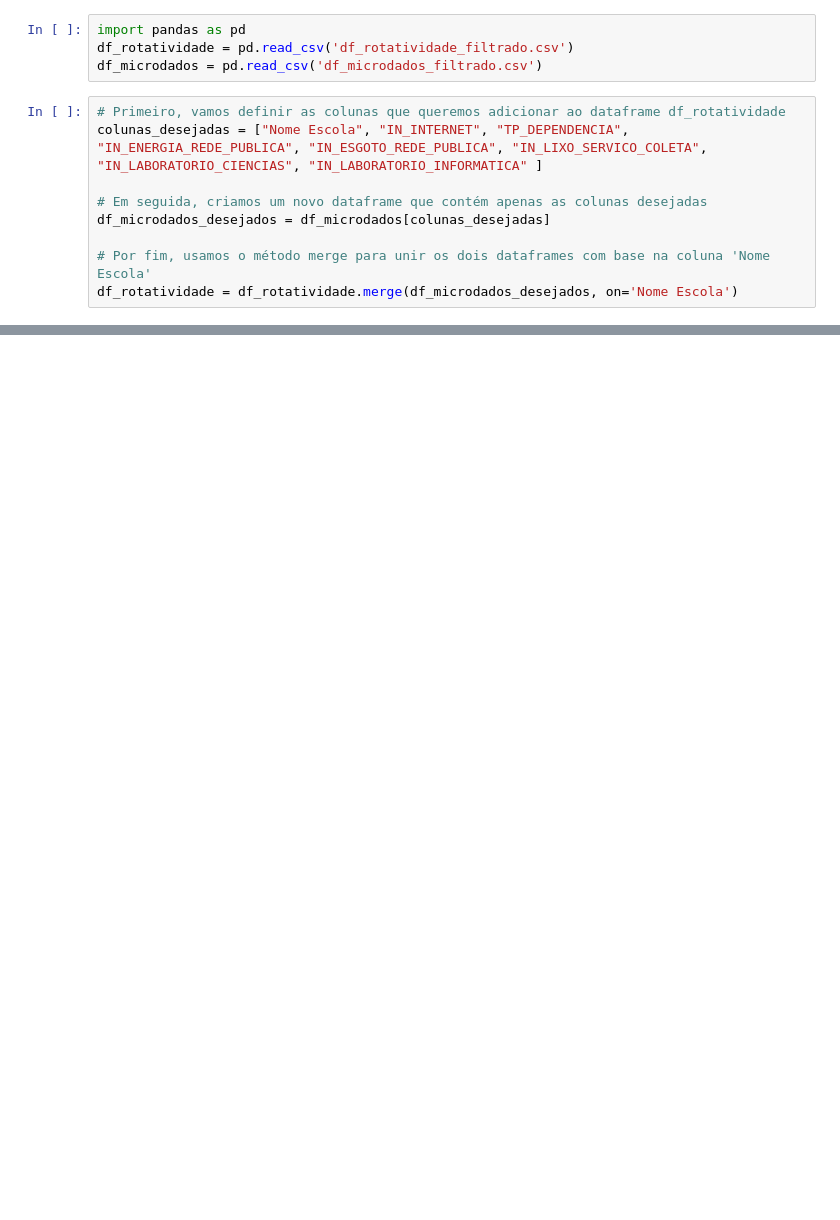
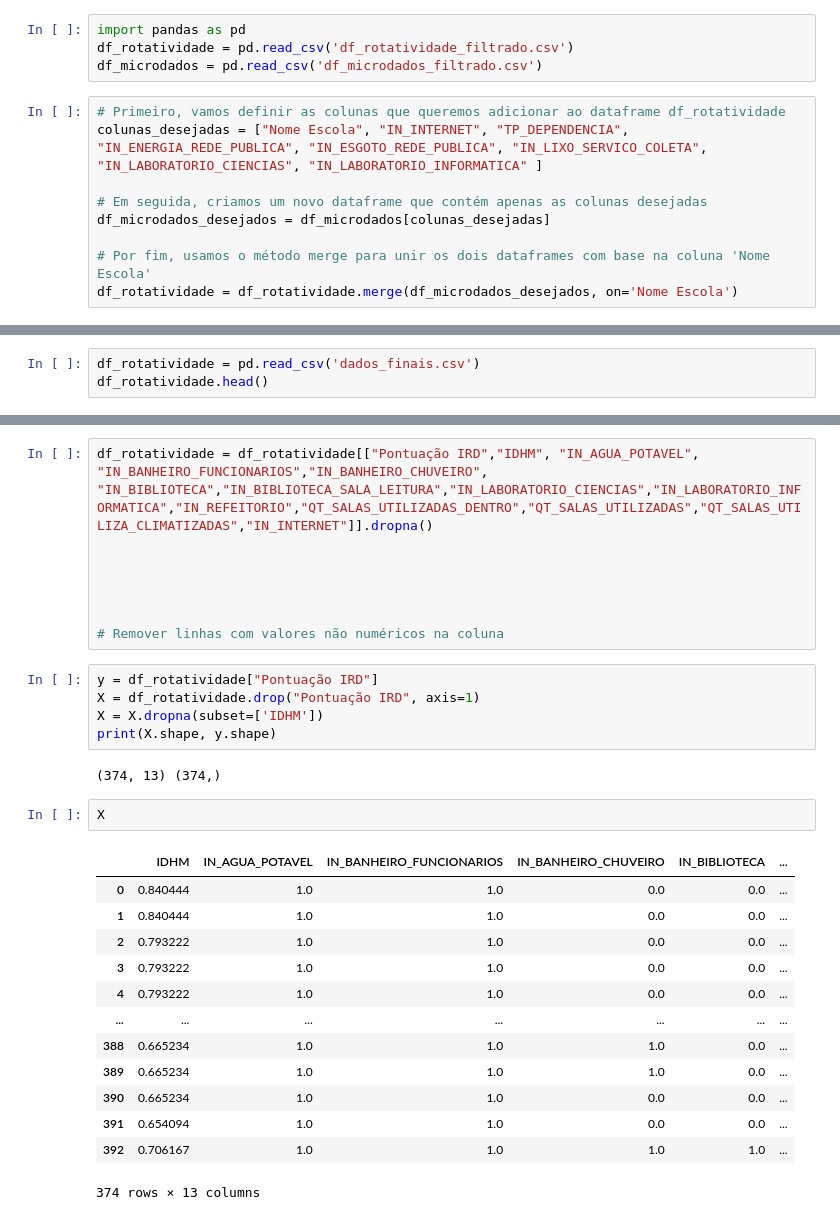
Before and after one commit to alanmath/analise-professores-rotatividade, a Jupyter notebook: regressao_linear.ipynb, the cells around one changed output, grey strips where cells are left out. Cells and saved outputs as stored; diff of their text form; blank space fills up the shorter version.

```diff
--- a/regressao_linear.ipynb
+++ b/regressao_linear.ipynb
@@ -60,0 +38,3 @@ Name: count, dtype: int64
+# %%
+df_rotatividade = pd.read_csv('dados_finais.csv')
+df_rotatividade.head()
@@ -60,0 +49,31 @@ Name: count, dtype: int64
+# %%
+df_rotatividade = df_rotatividade[["Pontuação IRD","IDHM", "IN_AGUA_POTAVEL", "IN_BANHEIRO_FUNCIONARIOS","IN_BANHEIRO_CHUVEIRO", "IN_BIBLIOTECA","IN_BIBLIOTECA_SALA_LEITURA","IN_LABORATORIO_CIENCIAS","IN_LABORATORIO_INFORMATICA","IN_REFEITORIO","QT_SALAS_UTILIZADAS_DENTRO","QT_SALAS_UTILIZADAS","QT_SALAS_UTILIZA_CLIMATIZADAS","IN_INTERNET"]].dropna()
+
+
+
+
+
+# Remover linhas com valores não numéricos na coluna
+# %%
+y = df_rotatividade["Pontuação IRD"]
+X = df_rotatividade.drop("Pontuação IRD", axis=1)
+X = X.dropna(subset=['IDHM'])
+print(X.shape, y.shape)
+# %% [output]
+(374, 13) (374,)
+# %%
+X
+# %% [output]
+|  | IDHM | IN_AGUA_POTAVEL | IN_BANHEIRO_FUNCIONARIOS | IN_BANHEIRO_CHUVEIRO | IN_BIBLIOTECA | ... |
+| 0 | 0.840444 | 1.0 | 1.0 | 0.0 | 0.0 | ... |
+| 1 | 0.840444 | 1.0 | 1.0 | 0.0 | 0.0 | ... |
+| 2 | 0.793222 | 1.0 | 1.0 | 0.0 | 0.0 | ... |
+| 3 | 0.793222 | 1.0 | 1.0 | 0.0 | 0.0 | ... |
+| 4 | 0.793222 | 1.0 | 1.0 | 0.0 | 0.0 | ... |
+| ... | ... | ... | ... | ... | ... | ... |
+| 388 | 0.665234 | 1.0 | 1.0 | 1.0 | 0.0 | ... |
+| 389 | 0.665234 | 1.0 | 1.0 | 1.0 | 0.0 | ... |
+| 390 | 0.665234 | 1.0 | 1.0 | 0.0 | 0.0 | ... |
+| 391 | 0.654094 | 1.0 | 1.0 | 0.0 | 0.0 | ... |
+| 392 | 0.706167 | 1.0 | 1.0 | 1.0 | 1.0 | ... |
+374 rows × 13 columns
```
Also changed, not shown: parts of 9 cells of this notebook, 13 other files.
